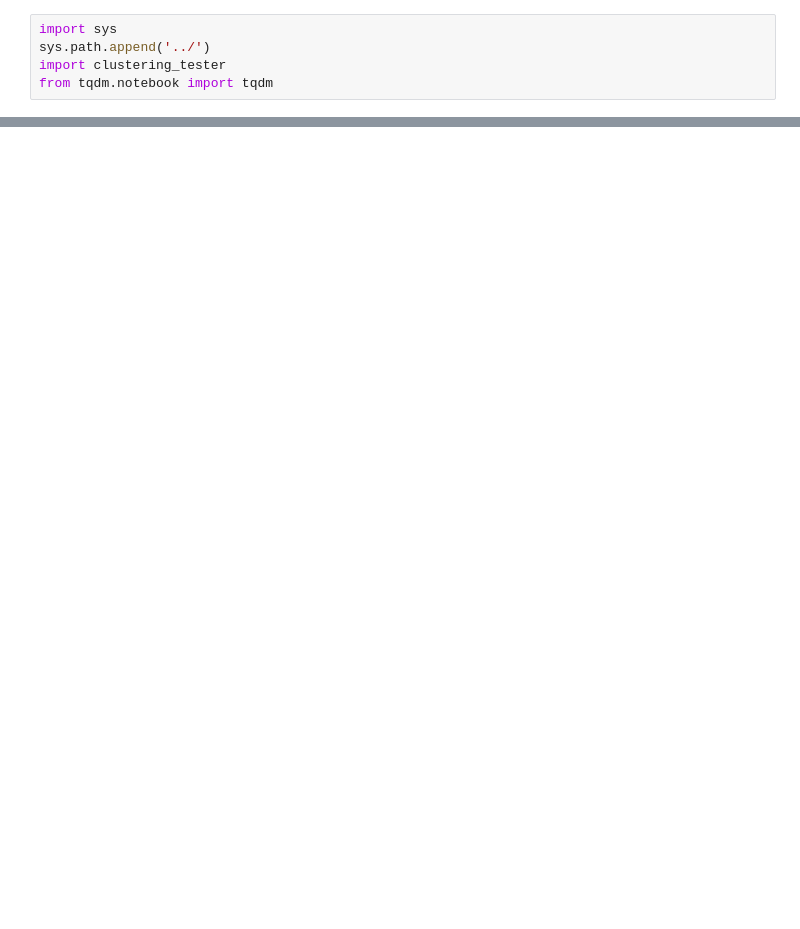
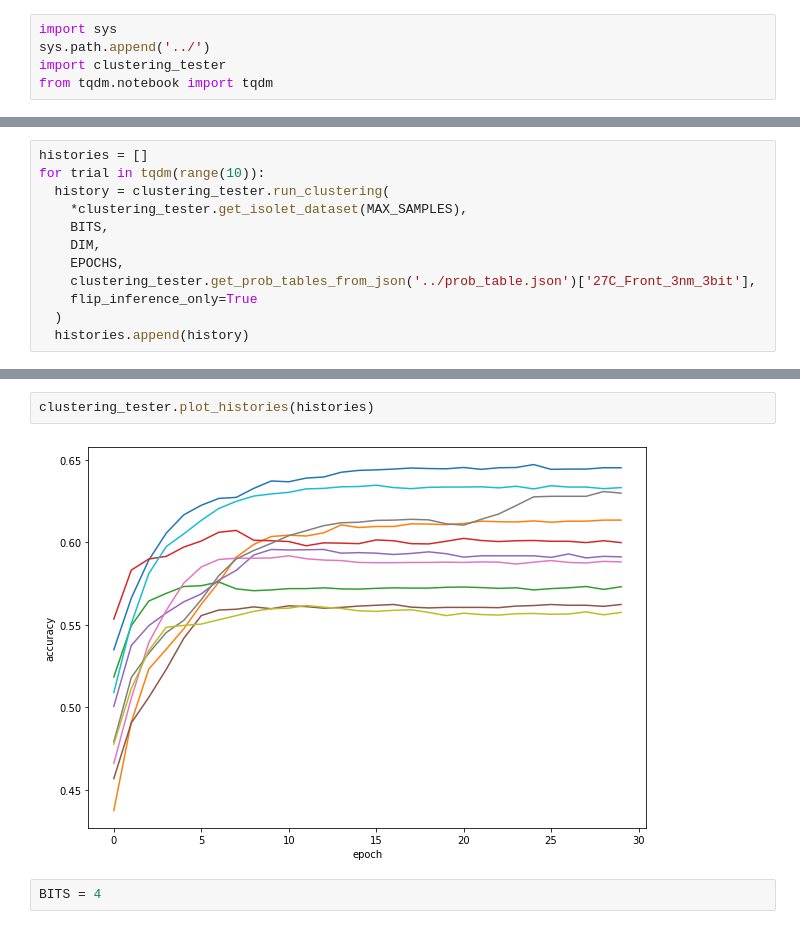
Before and after one commit to c0510gy/QuantHD-clustering, a Jupyter notebook: 01_Ferro_inference/QuantHD_isolet.ipynb, the cells around one changed output, grey strips where cells are left out. Saved outputs shown, nothing was run; the diff lists cells and outputs as text; blank space fills up the shorter version.

```diff
--- a/01_Ferro_inference/QuantHD_isolet.ipynb
+++ b/01_Ferro_inference/QuantHD_isolet.ipynb
@@ -56,0 +107,12 @@ clustering_tester.plot_histories(histories)
+# %%
+histories = []
+for trial in tqdm(range(10)):
+  history = clustering_tester.run_clustering(
+    *clustering_tester.get_isolet_dataset(MAX_SAMPLES),
+    BITS,
+    DIM,
+    EPOCHS,
+    clustering_tester.get_prob_tables_from_json('../prob_table.json')['27C_Front_3nm_3bit'],
+    flip_inference_only=True
+  )
+  histories.append(history)
@@ -56,0 +151,6 @@ clustering_tester.plot_histories(histories)
+# %%
+clustering_tester.plot_histories(histories)
+# %% [output]
+[figure, added]
+# %%
+BITS = 4
```
Also changed, not shown: parts of 12 cells of this notebook.
